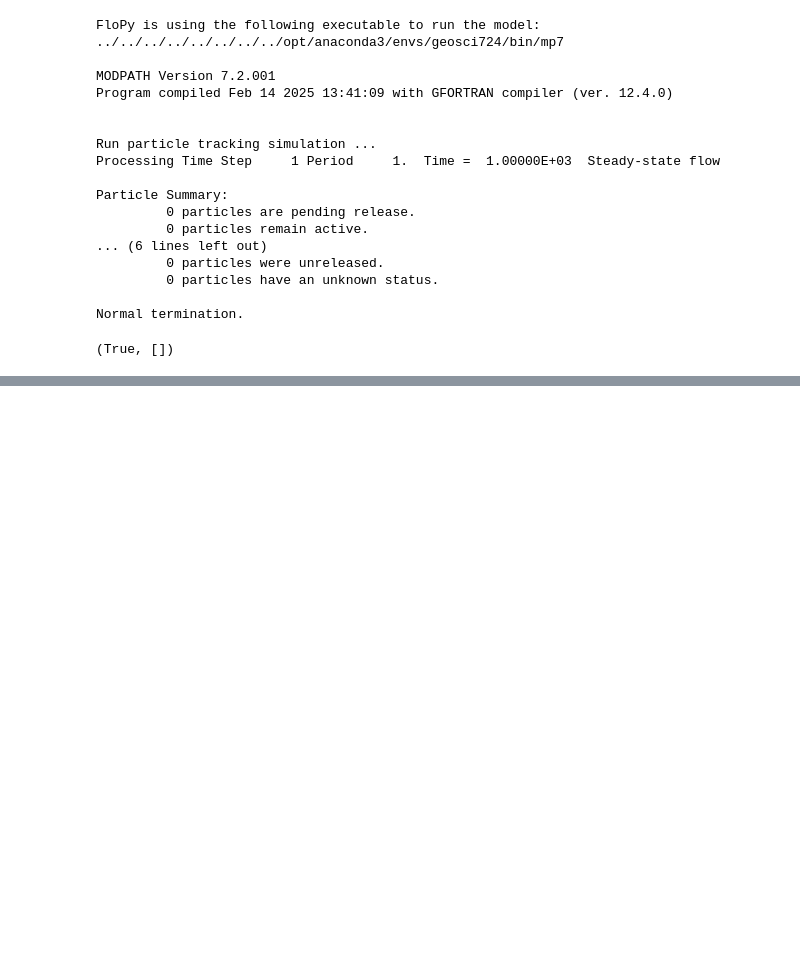
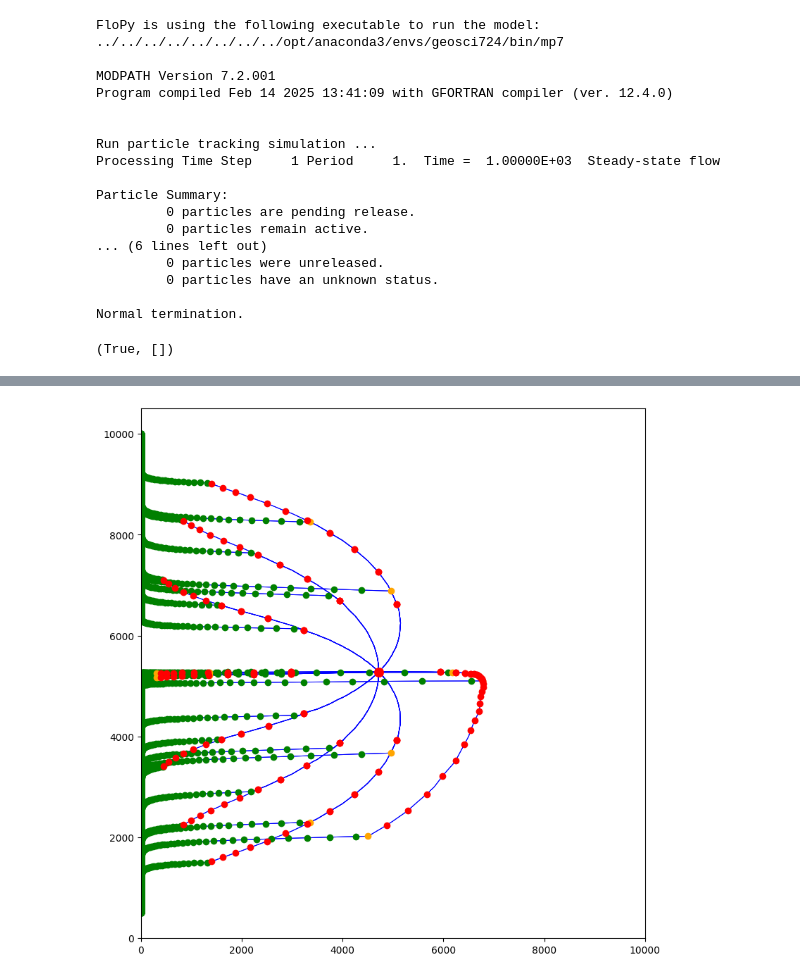
Before and after one commit to wischydro-cardiff/GWFlow-Modeling-Activities, a Jupyter notebook: 16_Particle_Tracking_MP7.ipynb, the cells around one changed output, grey strips where cells are left out. Cells and saved outputs as stored; diff of their text form; code cells hidden in the pictures; blank space fills up the shorter version.

```diff
--- a/16_Particle_Tracking_MP7.ipynb
+++ b/16_Particle_Tracking_MP7.ipynb
@@ -432,0 +427,23 @@ Next we can create a 3D pathline plot. The first step is to export results to VT
+# %%
+fpth = mp7_ws / f"{mp7_name}.timeseries"
+ts = flopy.utils.TimeseriesFile(fpth)
+#TRY THIS: Look at other things you can pull out of the timeseries data with ts.get_....
+ts0 = ts.get_alldata()
+
+fpth = mp7_ws / f"{mp7_name}.mppth"
+p = flopy.utils.PathlineFile(fpth)
+#TRY THIS: Look at other things you can pull out of the pathline data with p0.get_....
+p0 = p.get_alldata()
+
+fig = plt.figure(figsize=(8, 8), constrained_layout=True)
+ax = fig.add_subplot(1, 1, 1, aspect="equal")
+mm = flopy.plot.PlotMapView(gwf, ax=ax)
+ax.set_xlim(0, Lx)
+ax.set_ylim(0, Ly)
+
+mm.plot_pathline(p0, layer="all", colors="blue", lw=0.75)
+colors = ["green", "orange", "red"]
+for k in range(nlay):
+    mm.plot_timeseries(ts0, layer=k, marker="o", lw=0, color=colors[k])
+# %% [output]
+[figure, added]
```
Also changed, not shown: parts of 76 cells of this notebook.
